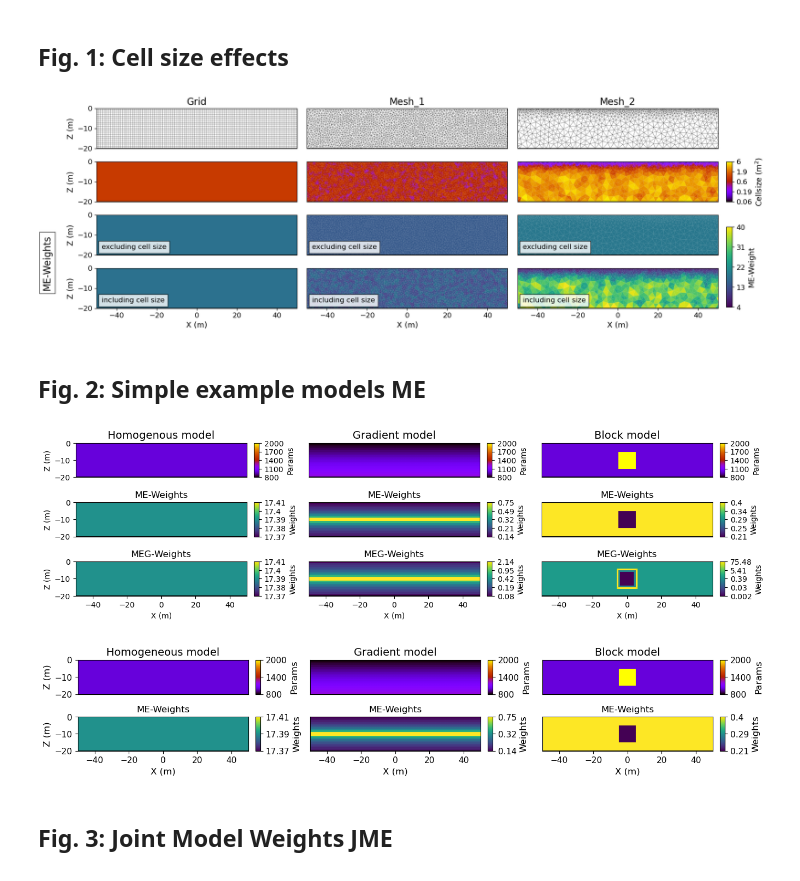
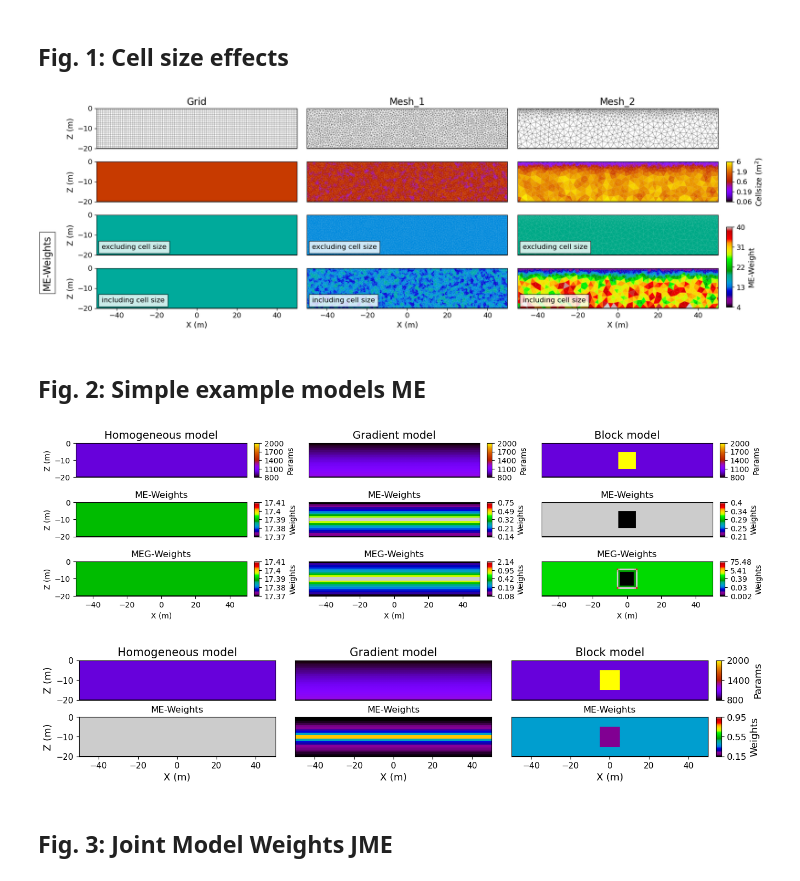
Before and after one commit to ZiegAnt/Joint-Minimum-Entropy-Inversion-Paper, a Jupyter notebook: Code/2_Fig123.ipynb, the cells around one changed output. Saved outputs shown, nothing was run; the diff lists cells and outputs as text; code cells hidden in the pictures.

Commit message:
Edits ME and JME examples

```diff
--- a/Code/2_Fig123.ipynb
+++ b/Code/2_Fig123.ipynb
@@ -17,7 +17,7 @@ import  numpy                   as     np
 import  matplotlib.pyplot       as     plt
 import  sys
 
-path = 'C:/Users/azieg/Documents/GitHub/JMEI_Paper/'
+path = 'C:/Users/anton.ziegon/Documents/GitHubRepos/Joint-Minimum-Entropy-Inversion-Paper/'
 # %% [markdown]
 ## Creating Meshes
 # %%
@@ -80,9 +80,9 @@ for i, m in enumerate([grid_hom, mesh1_hom, mesh2_hom]):
     pg.show(mesh[i], ax=ax[0,i])
     pg.show(mesh[i], cell_area, ax=ax[1,i], cMap='gnuplot', cMin=0.06, cMax=6,
             logScale=True, colorBar=False)
-    pg.show(mesh[i], we, ax=ax[2,i], cMin=lim[i][0], cMax=lim[i][1],
+    pg.show(mesh[i], we, ax=ax[2,i], cMin=lim[i][0], cMax=lim[i][1],cMap='nipy_spectral',
             logScale=False, colorBar=False)
-    pg.show(mesh[i], we_c, ax=ax[3,i], cMin=lim[i][0], cMax=lim[i][1],
+    pg.show(mesh[i], we_c, ax=ax[3,i], cMin=lim[i][0], cMax=lim[i][1],cMap='nipy_spectral',
             logScale=False, colorBar=False)
 
     ax[0,i].set_title(tit[i], fontsize=16)
@@ -117,7 +117,7 @@ createColorBarOnly(ax=cax1, cMin=0.06, cMax=6, logScale=True,cMap='gnuplot',
                   label='Cellsize ($\mathrm{m}^2$)', orientation='vertical')
 
 cax2 = ax[-2,-1].inset_axes([1.04, -1.3, 0.03, 2])
-createColorBarOnly(ax=cax2, cMin=4, cMax=40, logScale=False,cMap='viridis',
+createColorBarOnly(ax=cax2, cMin=4, cMax=40, logScale=False,cMap='nipy_spectral',
                   label='ME-Weight', orientation='vertical')
 
 # some axis edits
@@ -131,9 +131,9 @@ for axis in ax:
         a.tick_params(labelsize=12)
 
 
-#plt.savefig(path+'Figures/Ch-2/Comp_cellsize.pdf', dpi=600, bbox_inches='tight')
+# plt.savefig(path+'Figures/Ch-2/Comp_cellsize.pdf', dpi=600, bbox_inches='tight')
 # %% [output]
-[figure, old version]
+[figure, new version]
 # %% [markdown]
 ## Fig. 2: Simple example models ME
 # %%
@@ -170,8 +170,8 @@ for i, mod in enumerate([hom, grad, block]):
 
 
     pg.show(mesh, mod, ax=ax[0,i], cMap='gnuplot', orientation='vertical', cMin=800, cMax=2000, colorBar=False)
-    pg.show(mesh, we, ax=ax[1,i], label='ME-Weights', orientation='vertical', logScale=True, colorBar=False)
-    pg.show(mesh, weg, ax=ax[2,i], label='MEG-Weights', orientation='vertical', logScale=True, colorBar=False)
+    pg.show(mesh, we, ax=ax[1,i], label='ME-Weights', orientation='vertical', logScale=True, colorBar=False, cMap='nipy_spectral')
+    pg.show(mesh, weg, ax=ax[2,i], label='MEG-Weights', orientation='vertical', logScale=True, colorBar=False, cMap='nipy_spectral')
     ax[0,i].set_title(tit[i], fontsize=14); ax[1,i].set_title('ME-Weights'); ax[2,i].set_title('MEG-Weights')
 
     cax0 = ax[0,i].inset_axes([1.04, 0.0, 0.03, 1])
@@ -179,11 +179,11 @@ for i, mod in enumerate([hom, grad, block]):
                        label='Params', orientation='vertical')
 
     cax1 = ax[1,i].inset_axes([1.04, 0.0, 0.03, 1])
-    createColorBarOnly(ax=cax1, logScale=True,cMap='viridis', cMin=min(we), cMax=max(we),
+    createColorBarOnly(ax=cax1, logScale=True,cMap='nipy_spectral', cMin=min(we), cMax=max(we),
                        label='Weights', orientation='vertical')
 
     cax2 = ax[2,i].inset_axes([1.04, 0.0, 0.03, 1])
-    createColorBarOnly(ax=cax2, logScale=True,cMap='viridis', cMin=min(weg), cMax=max(weg),
+    createColorBarOnly(ax=cax2, logScale=True,cMap='nipy_spectral', cMin=min(weg), cMax=max(weg),
                        label='Weights', orientation='vertical')
 
 
@@ -204,7 +204,7 @@ for axis_ar in ax[:,1:]:
 
 plt.subplots_adjust(wspace=0.36, hspace=0.18)
 # %% [output]
-[figure, old version]
+[figure, new version]
 # %%
 # %% show models
 mesh = grid
@@ -231,49 +231,49 @@ for i, mod in enumerate([hom, grad, block]):
 
     Qe = np.sum(abs(m-m0)**q + b)
     we = np.sqrt( 1/Qe * 1/(b+abs(m-m0)**2) * (b+abs(m-m0)**q) * np.log(Qe/(b+abs(m-m0)**q)))
 
 
     pg.show(mesh, mod, ax=ax[0,i], cMap='gnuplot', orientation='vertical', cMin=800, cMax=2000, colorBar=False)
-    pg.show(mesh, we, ax=ax[1,i], label='ME-Weights', orientation='vertical', logScale=True, colorBar=False)
-    ax[0,i].set_title(tit[i], fontsize=14); ax[1,i].set_title('ME-Weights', fontsize=12);
+    pg.show(mesh, we, ax=ax[1,i], label='ME-Weights', orientation='vertical', logScale=False, colorBar=False,cMap='nipy_spectral', cMin=0.15, cMax=0.95)
+    ax[0,i].set_title(tit[i], fontsize=15); ax[1,i].set_title('ME-Weights', fontsize=12);
 
-    cax0 = ax[0,i].inset_axes([1.04, 0.0, 0.03, 1])
-    createColorBarOnly(ax=cax0, cMin=800, cMax=2000, logScale=False,cMap='gnuplot',nLevs=3,
+cax0 = ax[0,i].inset_axes([1.04, 0.0, 0.03, 1])
+createColorBarOnly(ax=cax0, cMin=800, cMax=2000, logScale=False,cMap='gnuplot',nLevs=3,
                        label='Params', orientation='vertical')
 
-    cax1 = ax[1,i].inset_axes([1.04, 0.0, 0.03, 1])
-    createColorBarOnly(ax=cax1, logScale=True,cMap='viridis', cMin=min(we), cMax=max(we),nLevs=3,
+cax1 = ax[1,i].inset_axes([1.04, 0.0, 0.03, 1])
+createColorBarOnly(ax=cax1, logScale=False,cMap='nipy_spectral', cMin=0.15, cMax=0.95,nLevs=3,
                        label='Weights', orientation='vertical')
-    # some axis edits
-    cax0.yaxis.label.set_size(12)
-    cax1.yaxis.label.set_size(12)
-    cax0.tick_params(labelsize=11)
-    cax1.tick_params(labelsize=11)
+# some axis edits
+cax0.yaxis.label.set_size(13)
+cax1.yaxis.label.set_size(13)
+cax0.tick_params(labelsize=12)
+cax1.tick_params(labelsize=12)
 
 
 
 for axis in ax:
     for a in axis:
         a.set_xlim(-50,50)
 for axis in ax[:,0]:
-    axis.set_ylabel('Z (m)',fontsize=12)
+    axis.set_ylabel('Z (m)',fontsize=13)
 for axis in ax[-1,:]:
-    axis.set_xlabel('X (m)',fontsize=12)
+    axis.set_xlabel('X (m)',fontsize=13)
 for axis in ax[0,:]:
     axis.set_xticks([])
 for axis_ar in ax[:,1:]:
     for axis in axis_ar:
         axis.set_yticks([])
 
 for axis in ax:
     for a in axis:
         a.tick_params(labelsize=11)
 
-plt.subplots_adjust(wspace=0.36, hspace=0.18)
+plt.subplots_adjust(wspace=0.1, hspace=0.18)
 
-#plt.savefig(path+'Figures/Ch-2/Simple_weights.png', dpi=600, bbox_inches='tight')
+# plt.savefig(path+'Figures/Ch-2/Simple_weights.png', dpi=600, bbox_inches='tight')
 # %% [output]
-[figure, old version]
+[figure, new version]
 # %% [markdown]
 ## Fig. 3: Joint Model Weights JME
 # %%
```
Also changed, not shown: parts of 3 cells of this notebook, 4 other files.
